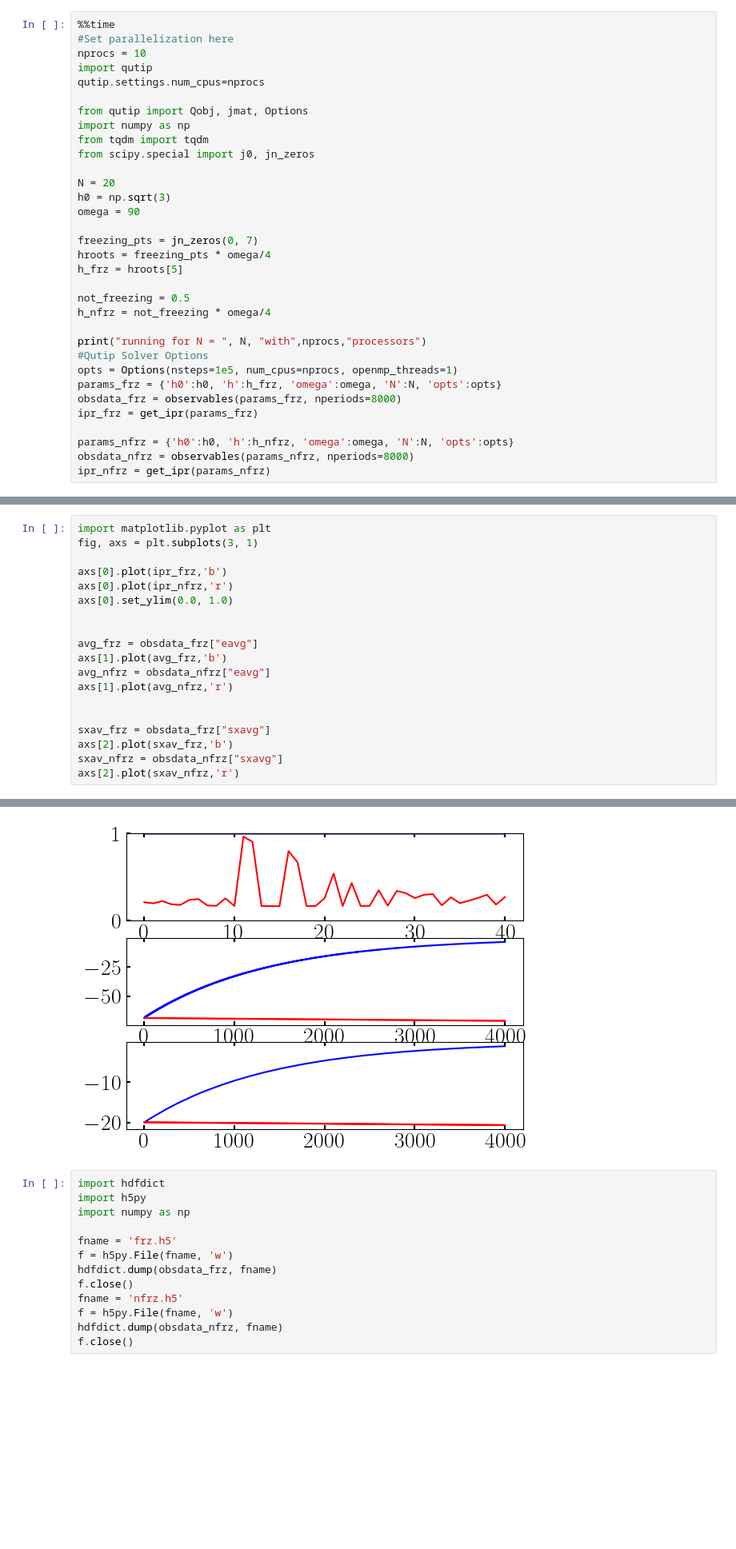
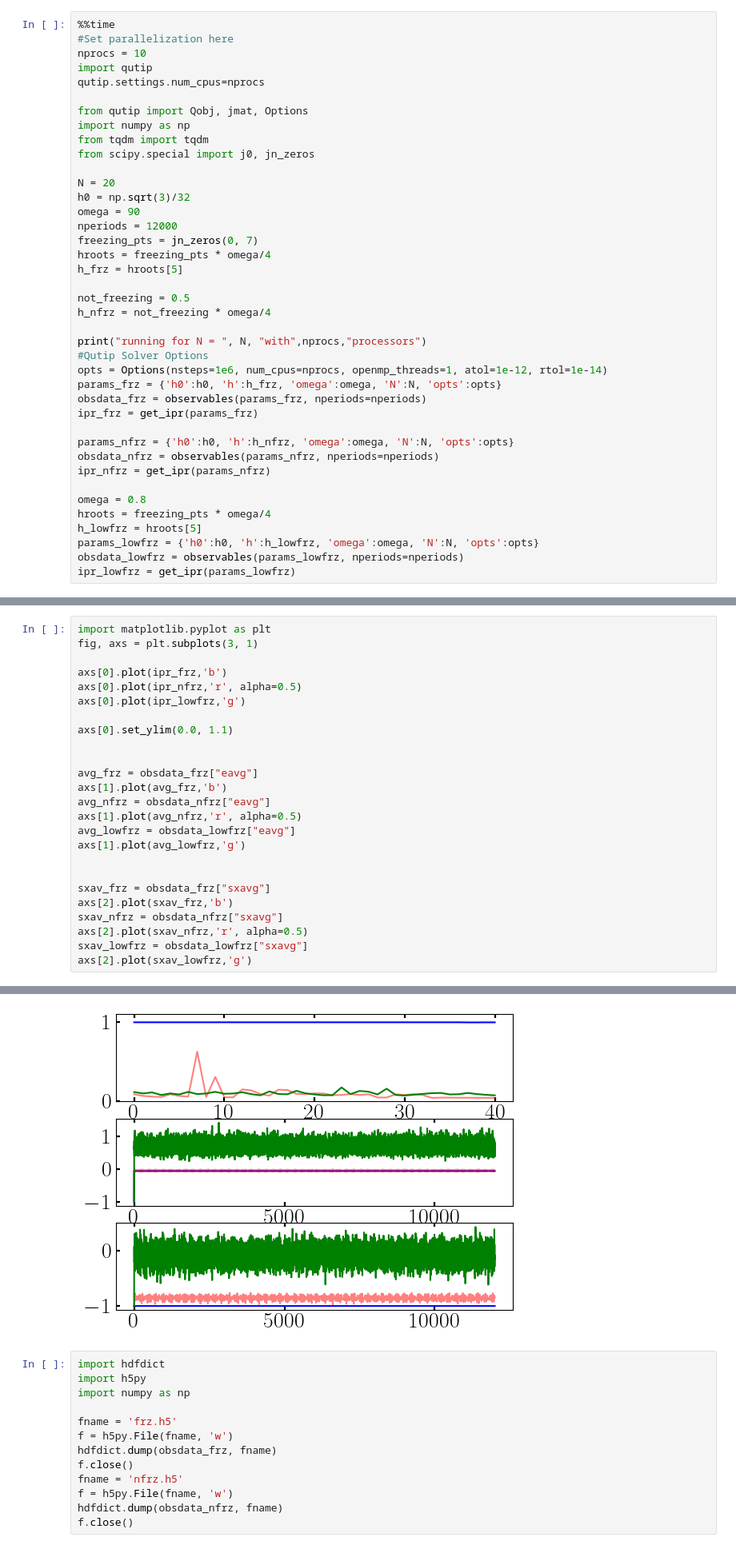
Before and after one commit to hariseldon99/periodic_lipkin, a Jupyter notebook: Reduced_IPR/prethermalization.ipynb, the cells around one changed output, grey strips where cells are left out. Shown at 80% size. Cells and saved outputs as stored; diff of their text form; blank space fills up the shorter version.

```diff
--- a/Reduced_IPR/prethermalization.ipynb
+++ b/Reduced_IPR/prethermalization.ipynb
@@ -210,9 +210,9 @@ from tqdm import tqdm
 from scipy.special import j0, jn_zeros
 
 N = 20
-h0 = np.sqrt(3)
+h0 = np.sqrt(3)/32
 omega = 90
-
+nperiods = 12000
 freezing_pts = jn_zeros(0, 7)
 hroots = freezing_pts * omega/4
 h_frz = hroots[5]
@@ -222,13 +222,20 @@ h_nfrz = not_freezing * omega/4
 
 print("running for N = ", N, "with",nprocs,"processors")
 #Qutip Solver Options
-opts = Options(nsteps=1e5, num_cpus=nprocs, openmp_threads=1)
+opts = Options(nsteps=1e6, num_cpus=nprocs, openmp_threads=1, atol=1e-12, rtol=1e-14)
 params_frz = {'h0':h0, 'h':h_frz, 'omega':omega, 'N':N, 'opts':opts}
-obsdata_frz = observables(params_frz, nperiods=8000)
+obsdata_frz = observables(params_frz, nperiods=nperiods)
 ipr_frz = get_ipr(params_frz)
 
 params_nfrz = {'h0':h0, 'h':h_nfrz, 'omega':omega, 'N':N, 'opts':opts}
-obsdata_nfrz = observables(params_nfrz, nperiods=8000)
+obsdata_nfrz = observables(params_nfrz, nperiods=nperiods)
 ipr_nfrz = get_ipr(params_nfrz)
+
+omega = 0.8
+hroots = freezing_pts * omega/4
+h_lowfrz = hroots[5]
+params_lowfrz = {'h0':h0, 'h':h_lowfrz, 'omega':omega, 'N':N, 'opts':opts}
+obsdata_lowfrz = observables(params_lowfrz, nperiods=nperiods)
+ipr_lowfrz = get_ipr(params_lowfrz)
 # %% [output]
 running for N =  20 with 10 processors
@@ -237,25 +244,31 @@ Wall time: 15.5 s
 # %%
 import matplotlib.pyplot as plt
 fig, axs = plt.subplots(3, 1)
 
 axs[0].plot(ipr_frz,'b')
-axs[0].plot(ipr_nfrz,'r')
-axs[0].set_ylim(0.0, 1.0)
+axs[0].plot(ipr_nfrz,'r', alpha=0.5)
+axs[0].plot(ipr_lowfrz,'g')
+
+axs[0].set_ylim(0.0, 1.1)
 
 
 avg_frz = obsdata_frz["eavg"]
 axs[1].plot(avg_frz,'b')
 avg_nfrz = obsdata_nfrz["eavg"]
-axs[1].plot(avg_nfrz,'r')
+axs[1].plot(avg_nfrz,'r', alpha=0.5)
+avg_lowfrz = obsdata_lowfrz["eavg"]
+axs[1].plot(avg_lowfrz,'g')
 
 
 sxav_frz = obsdata_frz["sxavg"]
 axs[2].plot(sxav_frz,'b')
 sxav_nfrz = obsdata_nfrz["sxavg"]
-axs[2].plot(sxav_nfrz,'r')
+axs[2].plot(sxav_nfrz,'r', alpha=0.5)
+sxav_lowfrz = obsdata_lowfrz["sxavg"]
+axs[2].plot(sxav_lowfrz,'g')
 # %% [output]
 [<matplotlib.lines.Line2D at 0x...>]
-[figure, old version]
+[figure, new version]
 # %%
 import hdfdict
 import h5py
```
Also changed, not shown: parts of 3 cells of this notebook.
